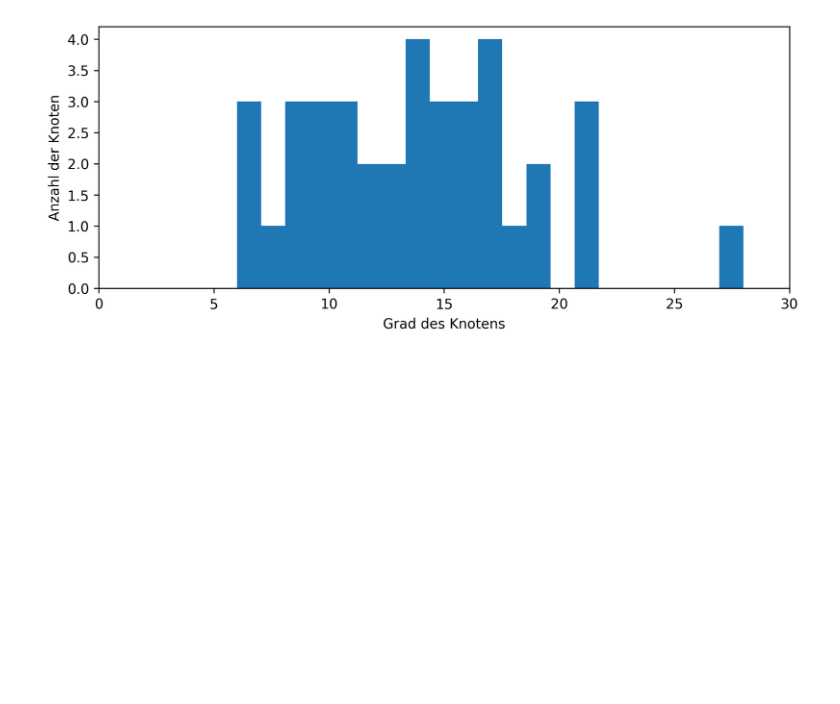
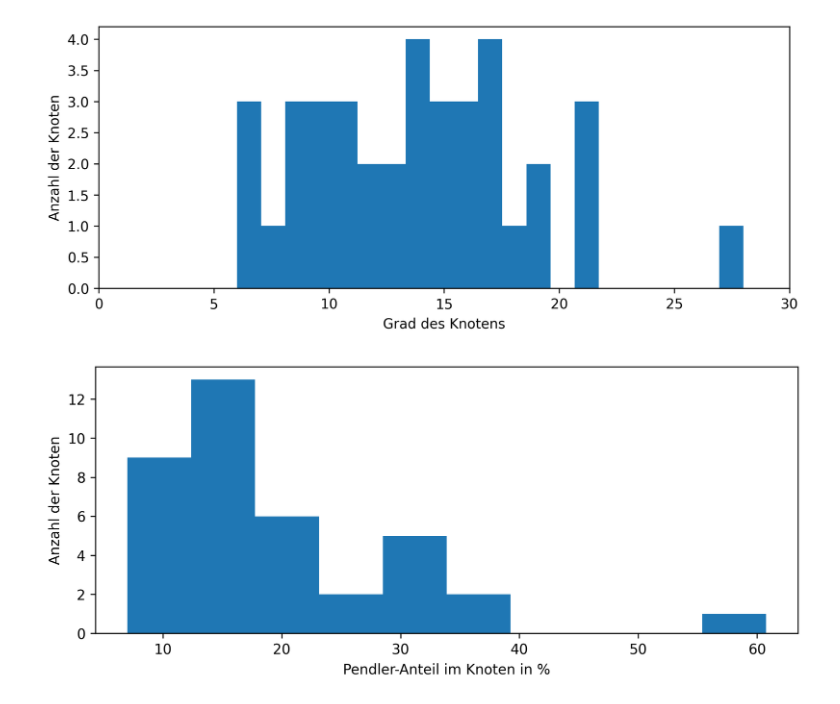
Before and after one commit to torbensun/Modeling-Of-Epidemics-With-Compartmental-And-Network-Models, a Jupyter notebook: Borders.ipynb, the cells around one changed output. Cells and saved outputs as stored; diff of their text form; code cells hidden in the pictures; blank space fills up the shorter version.

```diff
--- a/Borders.ipynb
+++ b/Borders.ipynb
@@ -4,6 +4,9 @@ import matplotlib.pyplot as plt
 # %%
 pendler=np.loadtxt("Pendler.txt")
 degree_dist=np.zeros((38))
+pendler_dist=np.zeros((38))
+
+pop=np.loadtxt("Internal Data/popdata38.txt")
 # %%
 
 for i in range(38):
@@ -11,3 +14,5 @@ for i in range(38):
         if(pendler[i][j]!=0):
             degree_dist[i]+=1
             degree_dist[j]+=1
+            pendler_dist[i]+=pendler[i][j]/pop[i]
+            pendler_dist[j]+=pendler[i][j]/pop[j]
@@ -26,3 +36,12 @@ plt.xlim(0,30)
 plt.savefig("Media/degree_dist.png")
 # %% [output]
 [figure]
+# %%
+plt.figure(figsize=(9,3.5),dpi=300)
+plt.hist(100*pendler_dist, bins=10)
+plt.xlabel("Pendler-Anteil im Knoten in %")
+plt.ylabel("Anzahl der Knoten")
+#plt.xlim(0,30)
+plt.savefig("Media/com_dist.png")
+# %% [output]
+[figure, added]
```
Also changed, not shown: parts of 2 cells of this notebook, 1 other file.
